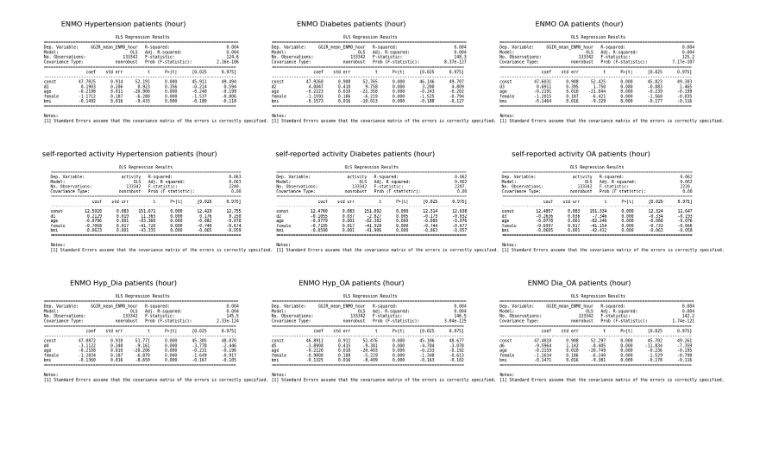
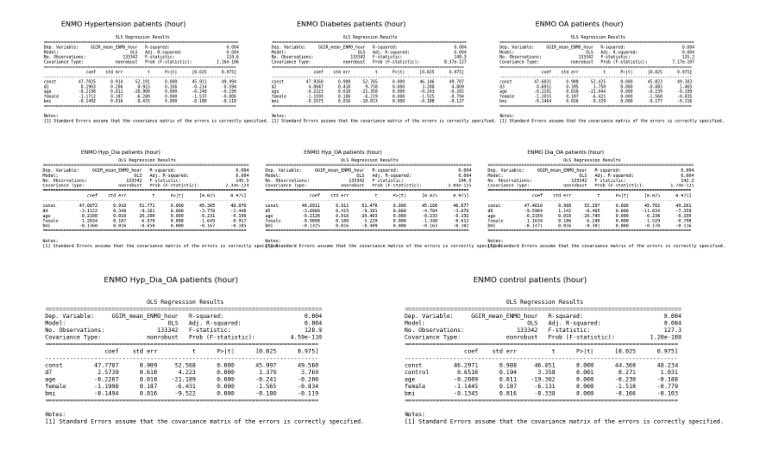
Before and after one commit to mjoeli/csb_project, a Jupyter notebook: regression_hour.ipynb, the cells around one changed output. Saved outputs shown, nothing was run; the diff lists cells and outputs as text; code cells hidden in the pictures; blank space fills up the shorter version.

```diff
--- a/regression_hour.ipynb
+++ b/regression_hour.ipynb
@@ -107,0 +145,13 @@ df['activity'] = 2*(4-df['br015_']) + (4-df['br016_'])
+# %%
+YVar = df["GGIR_mean_ENMO_hour"] #dependent
+
+XVar = df[["d1","d2","d3","d4","d5","d6","d7", "age", "female", "bmi"]] #independent
+XVar1 = sm.add_constant(XVar)
+model = sm.OLS(YVar, XVar1).fit()
+#print(model.summary(slim=True))
+
+plt.rc('figure', figsize=(10, 5))
+plt.text(0.01, 0.05, str(model.summary(slim=True)), {'fontsize': 12}, fontproperties = 'monospace')
+plt.axis('off')
+plt.tight_layout()
+plt.savefig(f'{dir_plots} Regression ENMO hour')
@@ -107,0 +233,13 @@ df['activity'] = 2*(4-df['br015_']) + (4-df['br016_'])
+# %%
+YVar = df["GGIR_mean_ENMO_hour"] #dependent
+
+XVar = df[["control", "age", "female", "bmi"]] #independent
+XVar1 = sm.add_constant(XVar)
+model = sm.OLS(YVar, XVar1).fit()
+#print(model.summary(slim=True))
+
+plt.rc('figure', figsize=(10, 5))
+plt.text(0.01, 0.05, str(model.summary(slim=True)), {'fontsize': 13}, fontproperties = 'monospace')
+plt.axis('off')
+plt.tight_layout()
+plt.savefig(f'{dir_plots} Regression ENMO hour')
@@ -133,56 +296,52 @@ plt.show()
 # %% [output]
 [figure]
 # %%
-group = ["Hypertension", "Diabetes", "OA"]
+group = ["Hyp_Dia", "Hyp_OA", "Dia_OA"]
 
-YVar = df["activity"]
+YVar = df["GGIR_mean_ENMO_hour"]
 
-XVar1 = df[["d1", "age", "female", "bmi"]]
+XVar1 = df[["d4", "age", "female", "bmi"]]
 XVar1 = sm.add_constant(XVar1)
 models = [sm.OLS(YVar, XVar1).fit()]
 
-XVar2 = df[["d2", "age", "female", "bmi"]]
+XVar2 = df[["d5", "age", "female", "bmi"]]
 XVar2 = sm.add_constant(XVar2)
 models.append(sm.OLS(YVar, XVar2).fit())
 
-XVar3 = df[["d3", "age", "female", "bmi"]]
+XVar3 = df[["d6", "age", "female", "bmi"]]
 XVar3 = sm.add_constant(XVar3)
 models.append(sm.OLS(YVar, XVar3).fit())
 
 
-fig, ax = plt.subplots(nrows=1, ncols=3, figsize=(19, 3))
+fig, ax = plt.subplots(nrows=1, ncols=3, figsize=(25, 4))
 for i in [0,1,2]:
-    ax[i].text(0.01, 0.05, str(models[i].summary(slim=True)), {'fontsize': 7}, fontproperties = 'monospace')
-    ax[i].set_title(f"self-reported activity {group[i]} patients (hour)")
+    ax[i].text(0.01, 0.05, str(models[i].summary(slim=True)), {'fontsize': 10}, fontproperties = 'monospace')
+    ax[i].set_title(f"ENMO {group[i]} patients (hour)")
     ax[i].set_axis_off()
 fig.subplots_adjust(wspace=.4)
-plt.show()
+plt.savefig(f'{dir_plots} Reg_ENMO_hour (d4-d6)')
 # %% [output]
-[figure, old version]
+[figure, new version]
 # %%
-group = ["Hyp_Dia", "Hyp_OA", "Dia_OA"]
+group = ["Hyp_Dia_OA", "control"]
 
 YVar = df["GGIR_mean_ENMO_hour"]
 
-XVar1 = df[["d4", "age", "female", "bmi"]]
+XVar1 = df[["d7", "age", "female", "bmi"]]
 XVar1 = sm.add_constant(XVar1)
 models = [sm.OLS(YVar, XVar1).fit()]
 
-XVar2 = df[["d5", "age", "female", "bmi"]]
+XVar2 = df[["control", "age", "female", "bmi"]]
 XVar2 = sm.add_constant(XVar2)
 models.append(sm.OLS(YVar, XVar2).fit())
 
-XVar3 = df[["d6", "age", "female", "bmi"]]
-XVar3 = sm.add_constant(XVar3)
-models.append(sm.OLS(YVar, XVar3).fit())
 
-
-fig, ax = plt.subplots(nrows=1, ncols=3, figsize=(19, 3))
-for i in [0,1,2]:
-    ax[i].text(0.01, 0.05, str(models[i].summary(slim=True)), {'fontsize': 7}, fontproperties = 'monospace')
+fig, ax = plt.subplots(nrows=1, ncols=2, figsize=(17, 4))
+for i in [0,1]:
+    ax[i].text(0.01, 0.05, str(models[i].summary(slim=True)), {'fontsize': 9}, fontproperties = 'monospace')
     ax[i].set_title(f"ENMO {group[i]} patients (hour)")
     ax[i].set_axis_off()
 fig.subplots_adjust(wspace=.4)
-plt.show()
+plt.savefig(f'{dir_plots} Reg_ENMO_hour (d7, control)')
 # %% [output]
-[figure, old version]
+[figure, new version]
```
Also changed, not shown: parts of 26 cells of this notebook, 1 other file.
